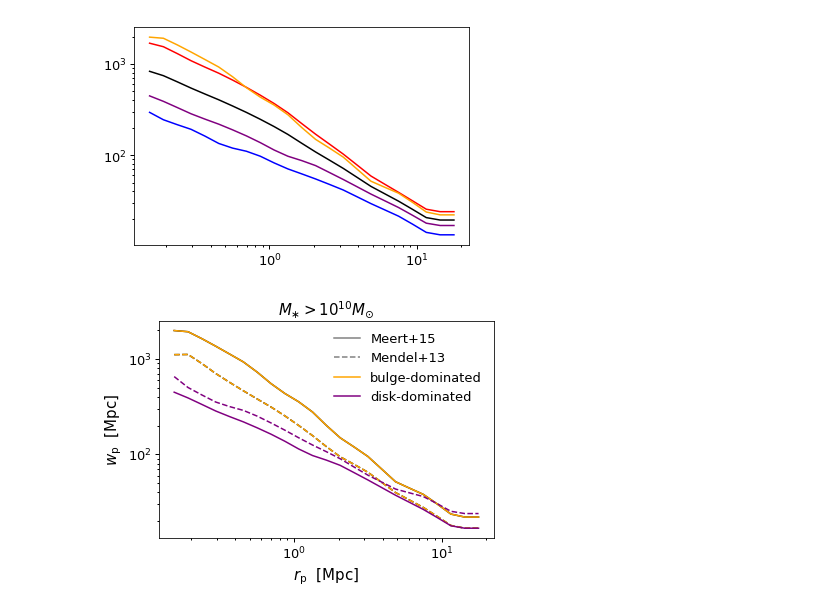
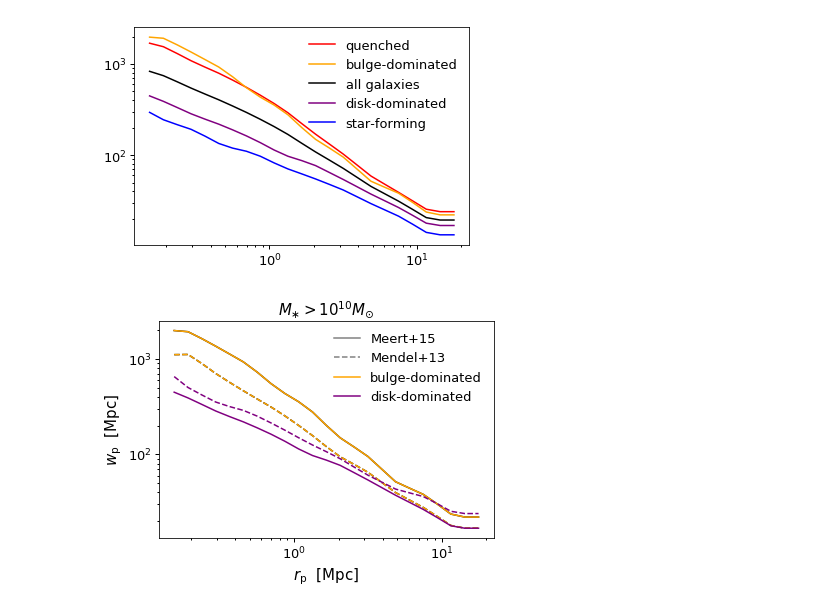
Before and after one commit to aphearin/galsize_models, a Jupyter notebook: notebooks/plot_sdss_size_morphology_clustering.ipynb, the cells around one changed output. Saved outputs shown, nothing was run; the diff lists cells and outputs as text; code cells hidden in the pictures.

```diff
--- a/notebooks/plot_sdss_size_morphology_clustering.ipynb
+++ b/notebooks/plot_sdss_size_morphology_clustering.ipynb
@@ -56,16 +57,19 @@ sdss_sm10p0_q_mendel13_disk_dom_wp = np.load(_wp_fname)
-# %%
-fig, ax = plt.subplots(1, 1)
-
-__=ax.loglog()
-
-__=ax.plot(rp[ifirst:], sdss_sm10p0_wp[ifirst:], color='k')
-__=ax.plot(rp[ifirst:], sdss_sm10p0_sf_wp[ifirst:], color='blue')
-__=ax.plot(rp[ifirst:], sdss_sm10p0_meert15_disk_dom_wp[ifirst:], color='purple')
-
-__=ax.plot(rp[ifirst:], sdss_sm10p0_q_wp[ifirst:], color='red')
-__=ax.plot(rp[ifirst:], sdss_sm10p0_meert15_bulge_dom_wp[ifirst:], color='orange')
-# %% [output]
-[figure, removed]
+# %%
+fig, ax = plt.subplots(1, 1)
+
+__=ax.loglog()
+
+__=ax.plot(rp[ifirst:], sdss_sm10p0_q_wp[ifirst:], color='red', label='quenched')
+__=ax.plot(rp[ifirst:], sdss_sm10p0_meert15_bulge_dom_wp[ifirst:], color='orange', label='bulge-dominated')
+
+__=ax.plot(rp[ifirst:], sdss_sm10p0_wp[ifirst:], color='k', label='all galaxies')
+
+__=ax.plot(rp[ifirst:], sdss_sm10p0_meert15_disk_dom_wp[ifirst:], color='purple', label='disk-dominated')
+__=ax.plot(rp[ifirst:], sdss_sm10p0_sf_wp[ifirst:], color='blue', label='star-forming')
+
+leg = ax.legend()
+# %% [output]
+[figure, added]
 # %%
 
 fig, ax = plt.subplots(1, 1)
```
Also changed, not shown: parts of 8 cells of this notebook, 1 other file.
